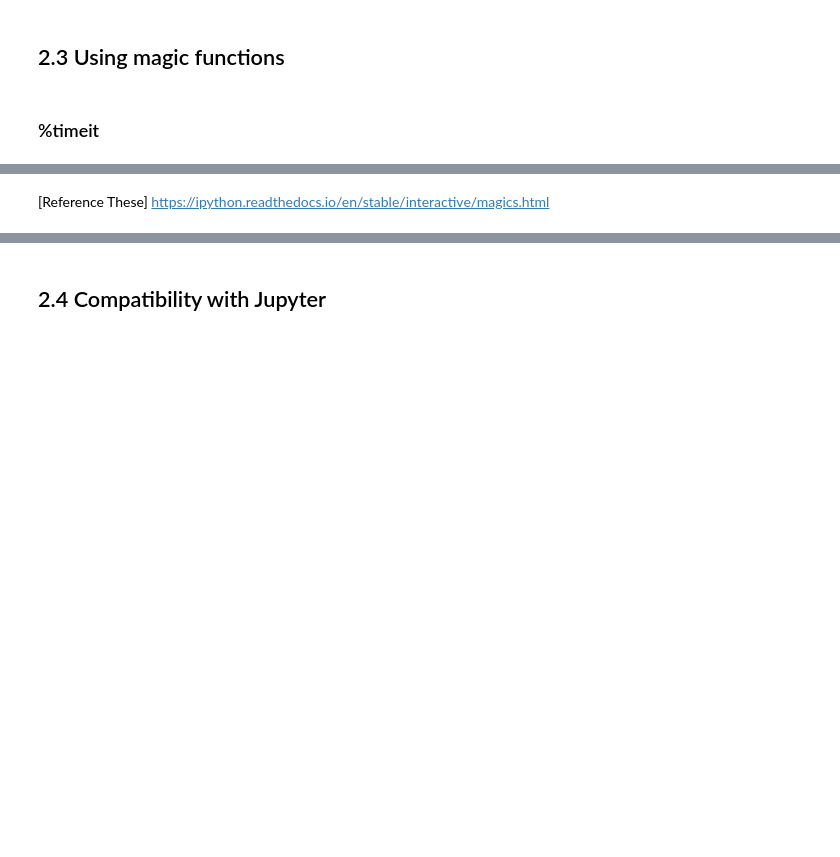
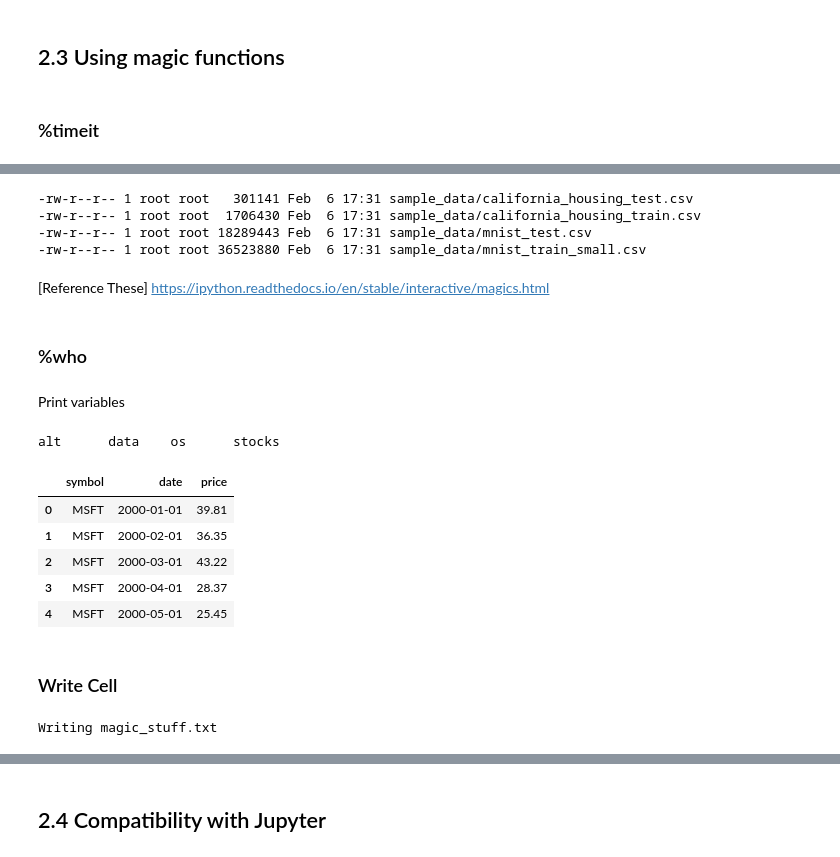
Before and after one commit to paiml/python_for_datascience, a Jupyter notebook: Lesson2_Python_For_Data_Science_Introduction_to_Colab.ipynb, the cells around one changed output, grey strips where cells are left out. Cells and saved outputs as stored; diff of their text form; code cells hidden in the pictures; blank space fills up the shorter version.

```diff
--- a/Lesson2_Python_For_Data_Science_Introduction_to_Colab.ipynb
+++ b/Lesson2_Python_For_Data_Science_Introduction_to_Colab.ipynb
@@ -135,3 +165,40 @@ print("Pandas DataFrame round")
+# %%
+lscsv
+# %% [output]
+-rw-r--r-- 1 root root   301141 Feb  6 17:31 sample_data/california_housing_test.csv
+-rw-r--r-- 1 root root  1706430 Feb  6 17:31 sample_data/california_housing_train.csv
+-rw-r--r-- 1 root root 18289443 Feb  6 17:31 sample_data/mnist_test.csv
+-rw-r--r-- 1 root root 36523880 Feb  6 17:31 sample_data/mnist_train_small.csv
 # %% [markdown]
 [Reference These]
 https://ipython.readthedocs.io/en/stable/interactive/magics.html
+# %% [markdown]
+### %who
+# %% [markdown]
+Print variables
+# %%
+who
+# %% [output]
+alt      data    os      stocks
+# %%
+stocks.head()
+# %% [output]
+|  | symbol | date | price |
+| 0 | MSFT | 2000-01-01 | 39.81 |
+| 1 | MSFT | 2000-02-01 | 36.35 |
+| 2 | MSFT | 2000-03-01 | 43.22 |
+| 3 | MSFT | 2000-04-01 | 28.37 |
+| 4 | MSFT | 2000-05-01 | 25.45 |
+# %% [markdown]
+### Write Cell
+# %%
+%%writefile magic_stuff.txt
+import pandas as pd
+df = pd.read_csv(
+    "https://raw.githubusercontent.com/noahgift/food/master/data/features.en.openfoodfacts.org.products.csv")
+df.drop(["Unnamed: 0", "exceeded", "g_sum", "energy_100g"], axis=1, inplace=True) #drop two rows we don't need
+df = df.drop(df.index[[1,11877]]) #drop outlier
+df.rename(index=str, columns={"reconstructed_energy": "energy_100g"}, inplace=True)
+df.head()
+# %% [output]
+Writing magic_stuff.txt
```
Also changed, not shown: parts of 24 cells of this notebook.
